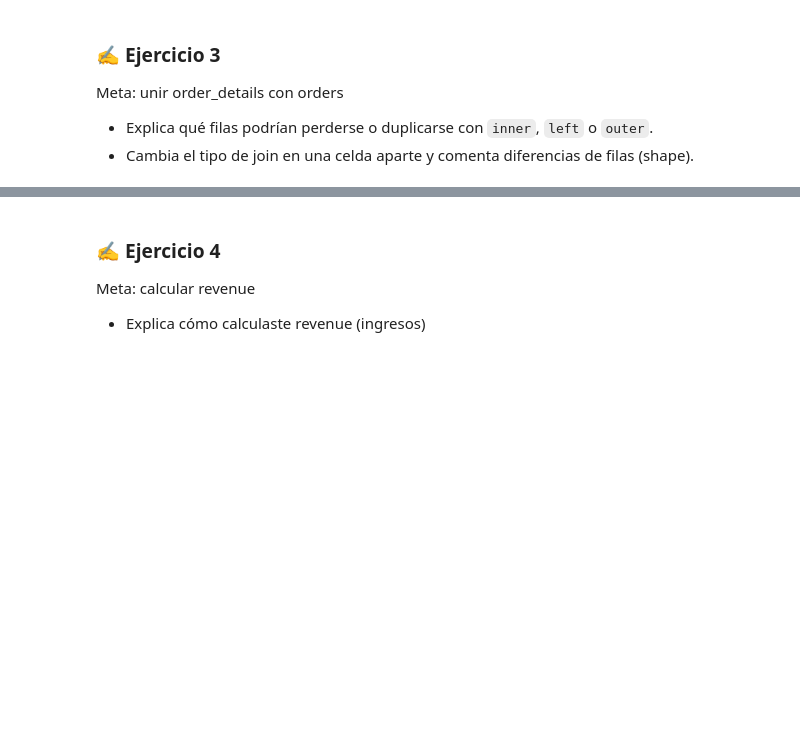
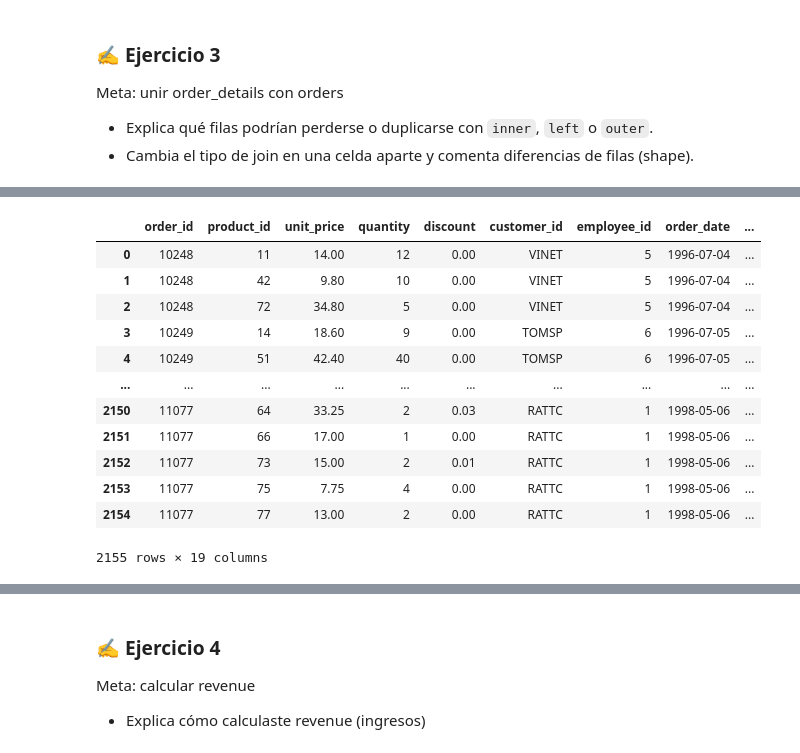
Before and after one commit to DataJm/202509-Data-Analytics-con-Python, a Jupyter notebook: Live Coding/Clase 07/Clase7_Proyecto_Northwind.ipynb, the cells around one changed output, grey strips where cells are left out. Drawn from its saved outputs; the diff is of its cells as text; code cells hidden in the pictures; blank space fills up the shorter version.

```diff
--- a/Live Coding/Clase 07/Clase7_Proyecto_Northwind.ipynb
+++ b/Live Coding/Clase 07/Clase7_Proyecto_Northwind.ipynb
@@ -81,0 +294,16 @@ Meta: unir order_details con orders
+# %%
+order_details.merge(orders, left_on='order_id', right_on='order_id', how="left")
+# %% [output]
+|  | order_id | product_id | unit_price | quantity | discount | customer_id | employee_id | order_date | ... |
+| 0 | 10248 | 11 | 14.00 | 12 | 0.00 | VINET | 5 | 1996-07-04 | ... |
+| 1 | 10248 | 42 | 9.80 | 10 | 0.00 | VINET | 5 | 1996-07-04 | ... |
+| 2 | 10248 | 72 | 34.80 | 5 | 0.00 | VINET | 5 | 1996-07-04 | ... |
+| 3 | 10249 | 14 | 18.60 | 9 | 0.00 | TOMSP | 6 | 1996-07-05 | ... |
+| 4 | 10249 | 51 | 42.40 | 40 | 0.00 | TOMSP | 6 | 1996-07-05 | ... |
+| ... | ... | ... | ... | ... | ... | ... | ... | ... | ... |
+| 2150 | 11077 | 64 | 33.25 | 2 | 0.03 | RATTC | 1 | 1998-05-06 | ... |
+| 2151 | 11077 | 66 | 17.00 | 1 | 0.00 | RATTC | 1 | 1998-05-06 | ... |
+| 2152 | 11077 | 73 | 15.00 | 2 | 0.01 | RATTC | 1 | 1998-05-06 | ... |
+| 2153 | 11077 | 75 | 7.75 | 4 | 0.00 | RATTC | 1 | 1998-05-06 | ... |
+| 2154 | 11077 | 77 | 13.00 | 2 | 0.00 | RATTC | 1 | 1998-05-06 | ... |
+2155 rows × 19 columns
```
Also changed, not shown: parts of 22 cells of this notebook.
